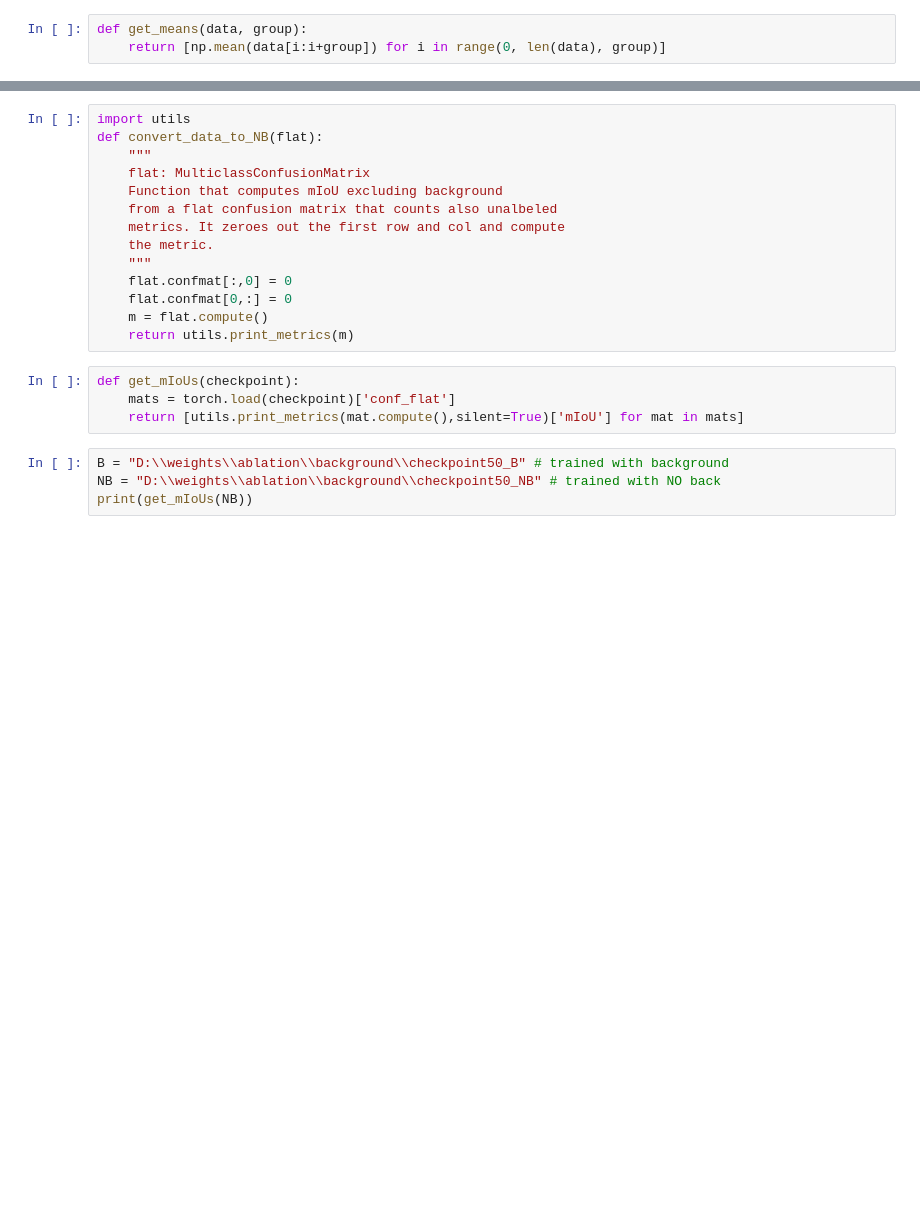
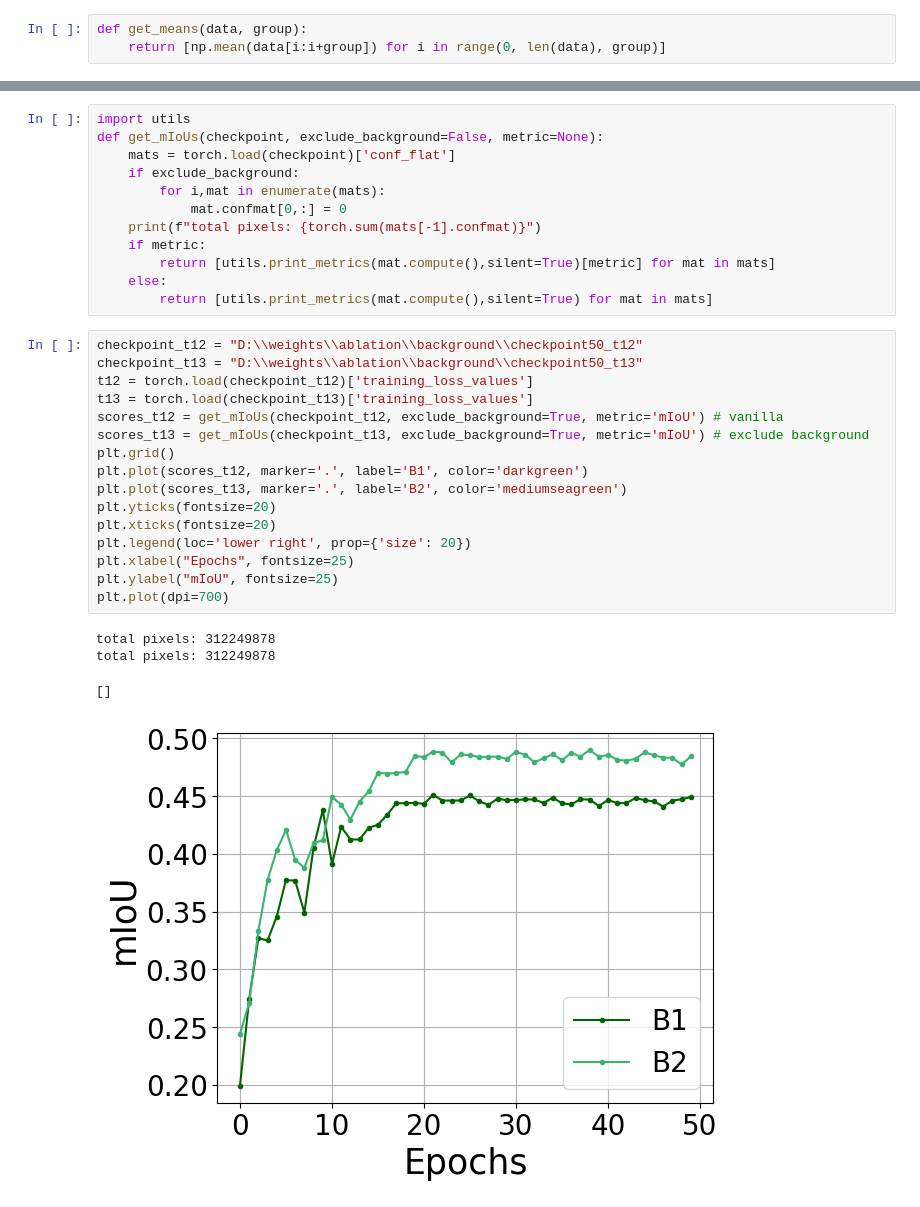
Before and after one commit to theElandor/CVCS, a Jupyter notebook: source/scripts/lab_plotting.ipynb, the cells around one changed output, grey strips where cells are left out. Saved outputs shown, nothing was run; the diff lists cells and outputs as text; blank space fills up the shorter version.

```diff
--- a/source/scripts/lab_plotting.ipynb
+++ b/source/scripts/lab_plotting.ipynb
@@ -53,22 +76,33 @@ utils.plot_confusion(b_norm, 'bac_conf.png')
-# %%
-import utils
-def convert_data_to_NB(flat):
-	"""
-	flat: MulticlassConfusionMatrix
-	Function that computes mIoU excluding background
-	from a flat confusion matrix that counts also unalbeled
-	metrics. It zeroes out the first row and col and compute
-	the metric.
-	"""
-	flat.confmat[:,0] = 0
-	flat.confmat[0,:] = 0
-	m = flat.compute()
-	return utils.print_metrics(m)
-# %%
-def get_mIoUs(checkpoint):
-    mats = torch.load(checkpoint)['conf_flat']
-    return [utils.print_metrics(mat.compute(),silent=True)['mIoU'] for mat in mats]
-# %%
-B = "D:\\weights\\ablation\\background\\checkpoint50_B" # trained with background
-NB = "D:\\weights\\ablation\\background\\checkpoint50_NB" # trained with NO back
-print(get_mIoUs(NB))
+# %%
+import utils
+def get_mIoUs(checkpoint, exclude_background=False, metric=None):
+    mats = torch.load(checkpoint)['conf_flat']
+    if exclude_background:
+        for i,mat in enumerate(mats):
+            mat.confmat[0,:] = 0
+    print(f"total pixels: {torch.sum(mats[-1].confmat)}")
+    if metric:
+        return [utils.print_metrics(mat.compute(),silent=True)[metric] for mat in mats]
+    else:
+        return [utils.print_metrics(mat.compute(),silent=True) for mat in mats]
+# %%
+checkpoint_t12 = "D:\\weights\\ablation\\background\\checkpoint50_t12"
+checkpoint_t13 = "D:\\weights\\ablation\\background\\checkpoint50_t13"
+t12 = torch.load(checkpoint_t12)['training_loss_values']
+t13 = torch.load(checkpoint_t13)['training_loss_values']
+scores_t12 = get_mIoUs(checkpoint_t12, exclude_background=True, metric='mIoU') # vanilla
+scores_t13 = get_mIoUs(checkpoint_t13, exclude_background=True, metric='mIoU') # exclude background
+plt.grid()
+plt.plot(scores_t12, marker='.', label='B1', color='darkgreen')
+plt.plot(scores_t13, marker='.', label='B2', color='mediumseagreen')
+plt.yticks(fontsize=20)
+plt.xticks(fontsize=20)
+plt.legend(loc='lower right', prop={'size': 20})
+plt.xlabel("Epochs", fontsize=25)
+plt.ylabel("mIoU", fontsize=25)
+plt.plot(dpi=700)
+# %% [output]
+total pixels: 312249878
+total pixels: 312249878
+[]
+[figure, added]
```
Also changed, not shown: parts of 8 cells of this notebook, 1 other file.
